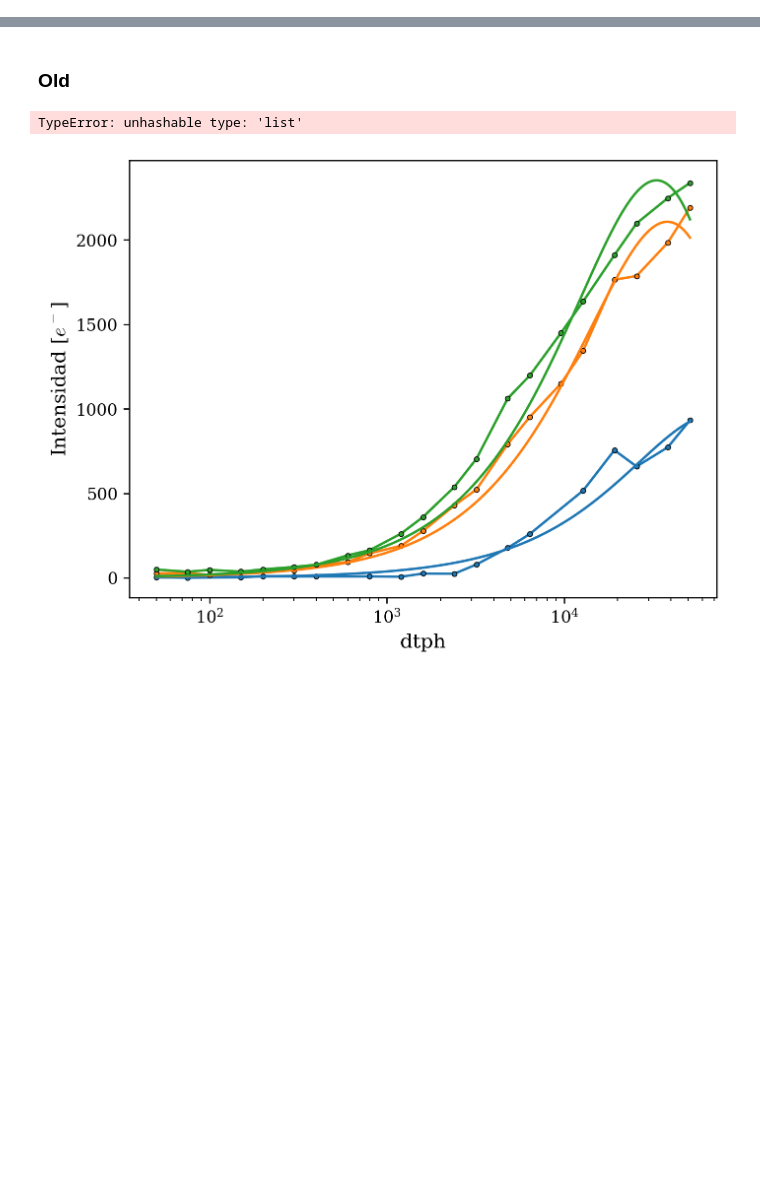
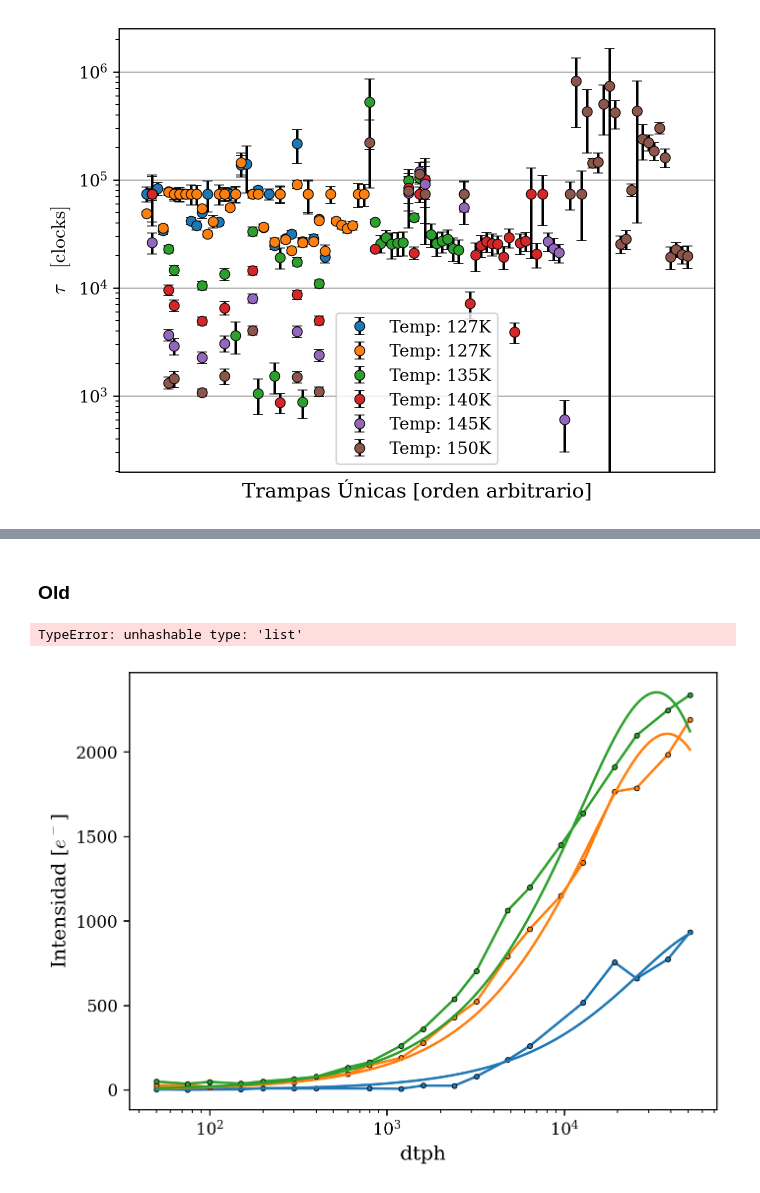
Before and after one commit to agustinbrusco/LAMBDA_Hub, a Jupyter notebook: skipper_image_analysis/pocket_analysis.ipynb, the cells around one changed output, grey strips where cells are left out. Drawn from its saved outputs; the diff is of its cells as text; code cells hidden in the pictures; blank space fills up the shorter version.

```diff
--- a/skipper_image_analysis/pocket_analysis.ipynb
+++ b/skipper_image_analysis/pocket_analysis.ipynb
@@ -363,0 +501,32 @@ CARPETAS_POR_TEMP[temperatura][0]
+# %%
+# Guardamos en archivos:
+with open("skipper_image_analysis/TRAPS_results/trampas_unicas.pkl", "wb") as f:
+    pickle.dump(trampas_unicas, f)
+with open("skipper_image_analysis/TRAPS_results/temp_por_fila.pkl", "wb") as f:
+    pickle.dump(temp_por_fila, f)
+np.savez(
+    "skipper_image_analysis/TRAPS_results/tau_vals.npz",
+    todos_tau_vals=todos_tau_vals,
+    todos_tau_errs=todos_tau_errs,
+)
+# %%
+plt.close("all")
+%matplotlib inline
+markers = ["o", "d"]
+for row_num, (tau_vals, tau_errs) in enumerate(zip(todos_tau_vals, todos_tau_errs)):
+    temp = temp_por_fila[row_num]["Temp"]
+    plt.errorbar(
+        np.arange(len(trampas_unicas)), tau_vals, yerr=tau_errs,
+        fmt="o", mec="k", mew=0.5, capsize=3, ecolor="k", c=f"C{row_num%10}",
+        label=f"Temp: {temp}K",
+    )
+plt.grid()
+plt.legend()
+plt.xticks([])
+plt.xlabel("Trampas Únicas [orden arbitrario]")
+# plt.xlim(0, 10)
+plt.yscale("log")
+plt.ylabel(r"$\tau\quad [\mathrm{clocks}]$")
+plt.show()
+# %% [output]
+[figure, added]
```
Also changed, not shown: parts of 12 cells of this notebook, 3 other files.
